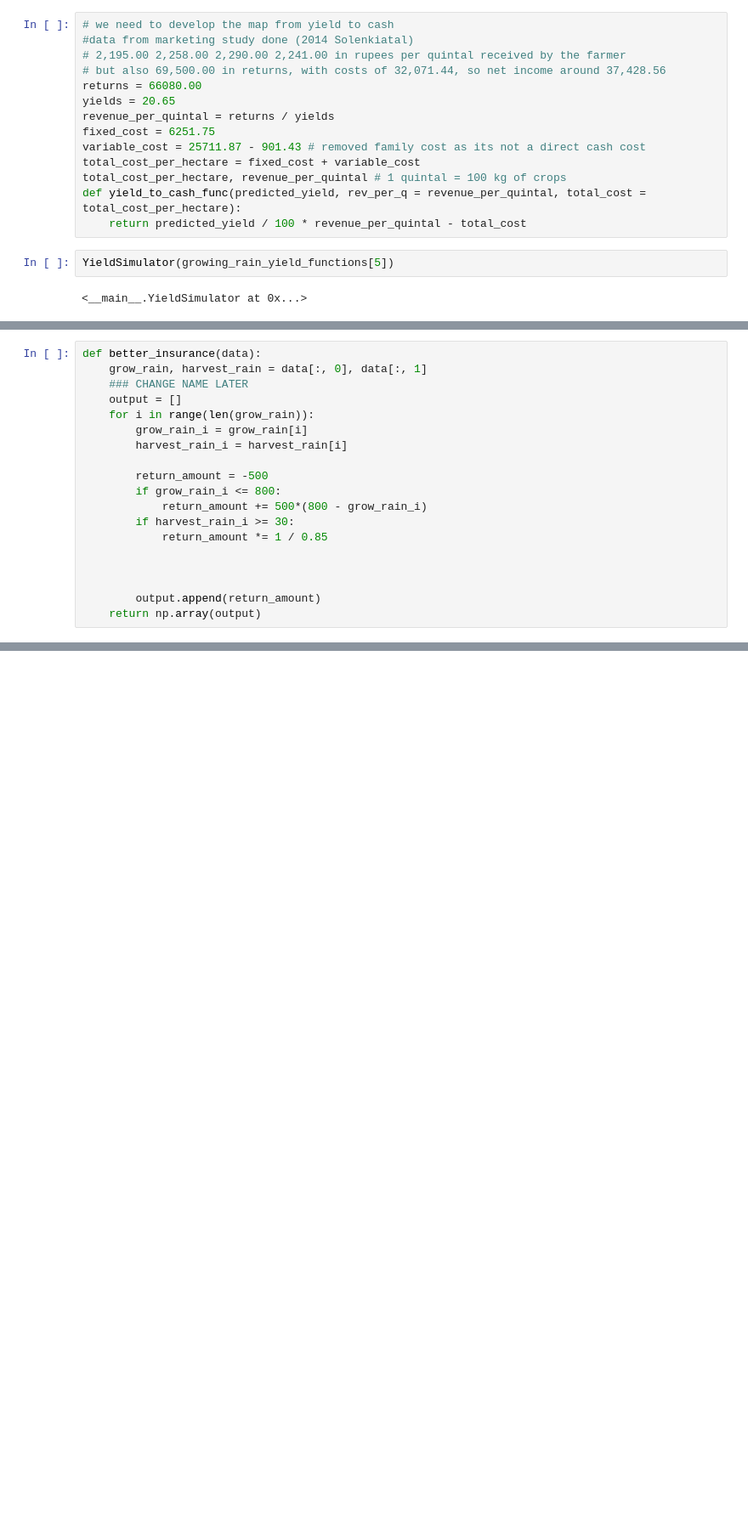
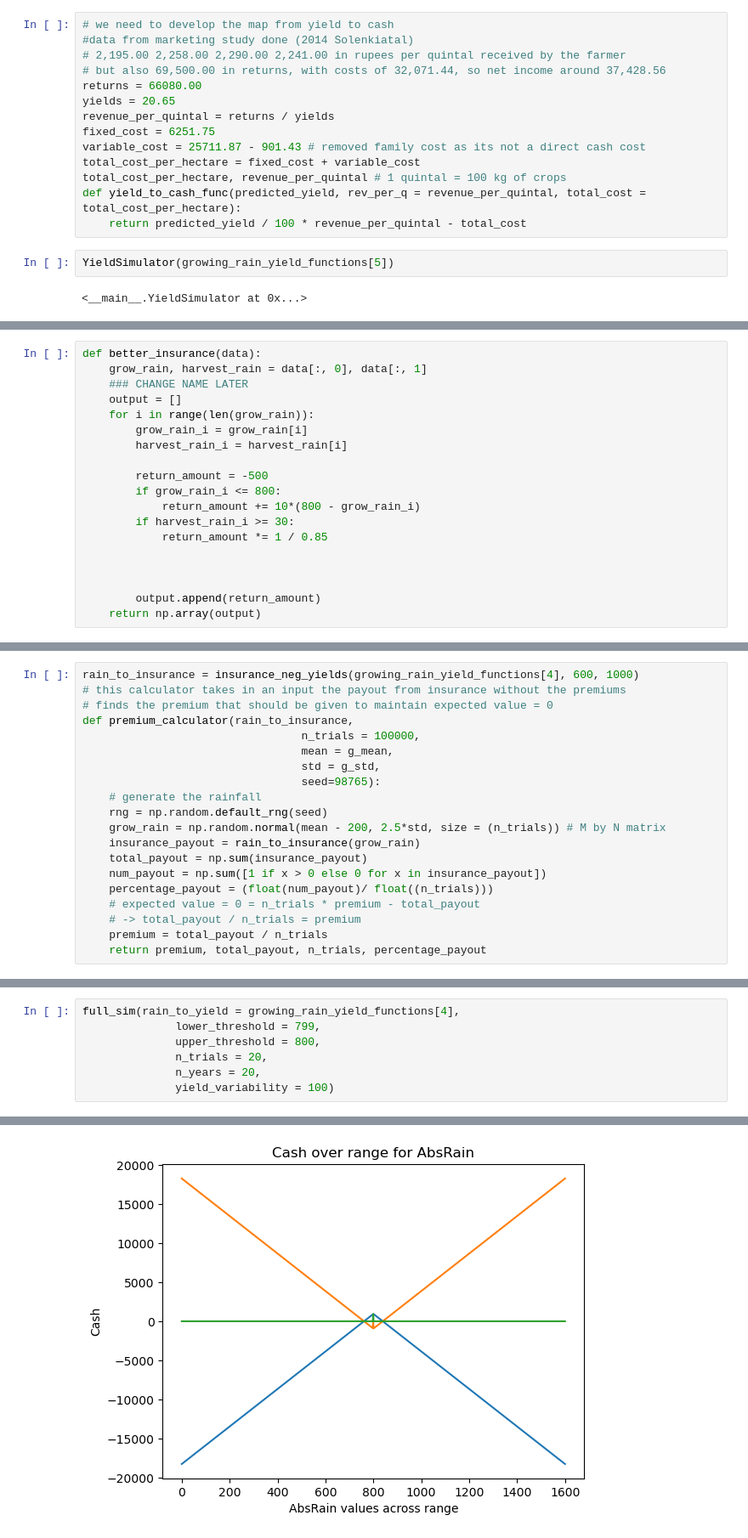
Before and after one commit to ken-neth-wang/crop-insurance, a Jupyter notebook: notebooks/yields.ipynb, the cells around one changed output, grey strips where cells are left out. Shown at 85% size. Cells and saved outputs as stored; diff of their text form; blank space fills up the shorter version.

```diff
--- a/notebooks/yields.ipynb
+++ b/notebooks/yields.ipynb
@@ -446,7 +446,7 @@ def better_insurance(data):
 
         return_amount = -500
         if grow_rain_i <= 800:
-            return_amount += 500*(800 - grow_rain_i)
+            return_amount += 10*(800 - grow_rain_i)
         if harvest_rain_i >= 30:
             return_amount *= 1 / 0.85
 
@@ -494,0 +535,20 @@ print(np.mean(np.mean(sim_out[4], axis = 1))) #with policy
+# %%
+rain_to_insurance = insurance_neg_yields(growing_rain_yield_functions[4], 600, 1000)
+# this calculator takes in an input the payout from insurance without the premiums
+# finds the premium that should be given to maintain expected value = 0
+def premium_calculator(rain_to_insurance,
+                                 n_trials = 100000,
+                                 mean = g_mean,
+                                 std = g_std,
+                                 seed=98765):
+    # generate the rainfall
+    rng = np.random.default_rng(seed)
+    grow_rain = np.random.normal(mean - 200, 2.5*std, size = (n_trials)) # M by N matrix
+    insurance_payout = rain_to_insurance(grow_rain)
+    total_payout = np.sum(insurance_payout)
+    num_payout = np.sum([1 if x > 0 else 0 for x in insurance_payout])
+    percentage_payout = (float(num_payout)/ float((n_trials)))
+    # expected value = 0 = n_trials * premium - total_payout
+    # -> total_payout / n_trials = premium
+    premium = total_payout / n_trials
+    return premium, total_payout, n_trials, percentage_payout
@@ -494,0 +606,8 @@ print(np.mean(np.mean(sim_out[4], axis = 1))) #with policy
+# %%
+full_sim(rain_to_yield = growing_rain_yield_functions[4],
+              lower_threshold = 799,
+              upper_threshold = 800,
+              n_trials = 20,
+              n_years = 20,
+              yield_variability = 100)
+# %% [output]
@@ -494,0 +616 @@ print(np.mean(np.mean(sim_out[4], axis = 1))) #with policy
+[figure, added]
```
Also changed, not shown: parts of 18 cells of this notebook, 1 other file.
